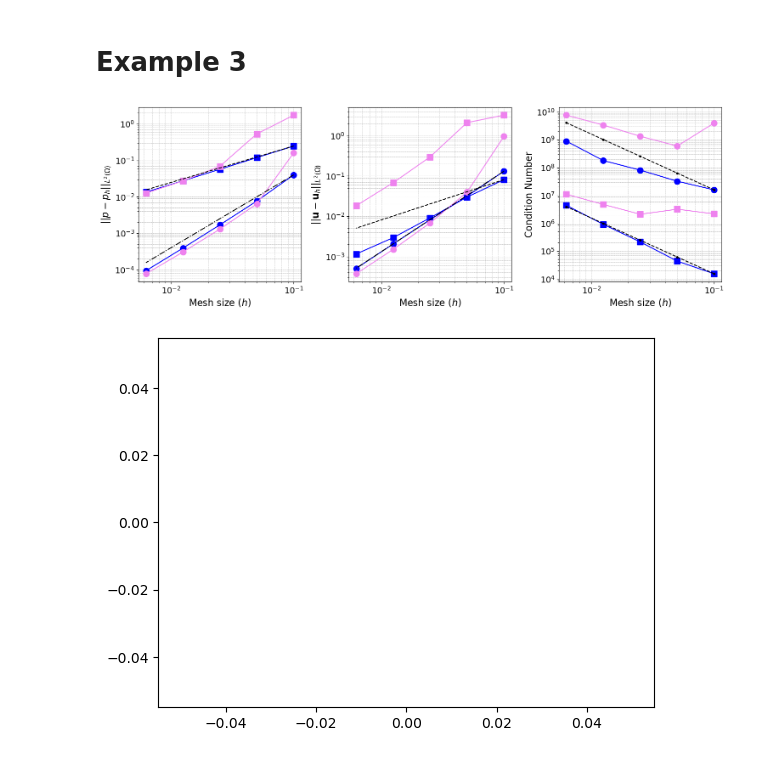
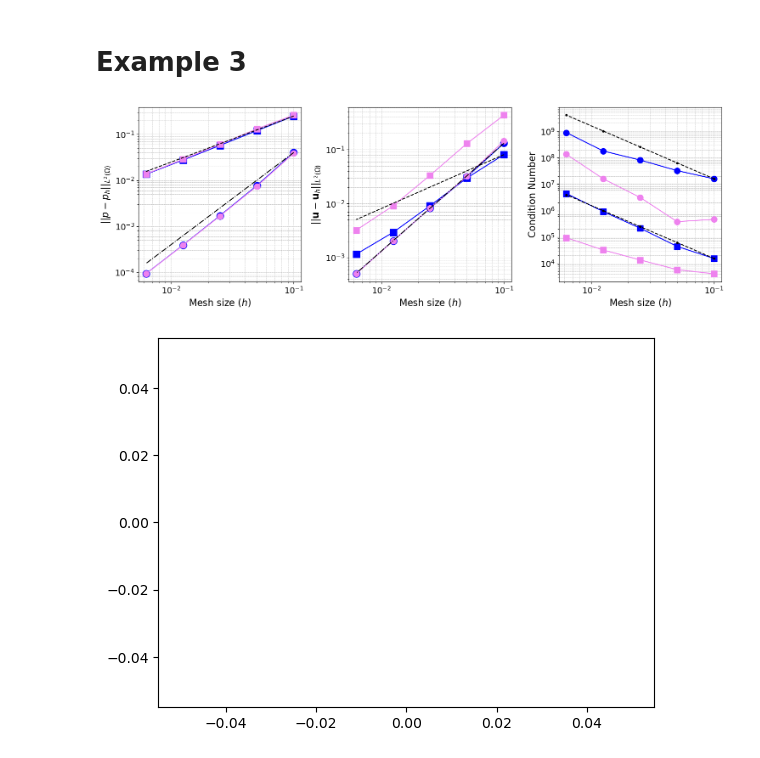
Before and after one commit to tensorFan/CutFEM-fork, a Jupyter notebook: cpp/mainFiles/plotting.ipynb, the cells around one changed output. Drawn from its saved outputs; the diff is of its cells as text; code cells hidden in the pictures.

```diff
--- a/cpp/mainFiles/plotting.ipynb
+++ b/cpp/mainFiles/plotting.ipynb
@@ -743,23 +743,28 @@ cond_nums_set_RT1 = np.array([
 8.83E+08])
 
 err_p_set_NitRT1 = np.array([
-0.161433   ,
-0.00638728 ,
-0.00129575 ,
-0.000304933,
-7.71801e-05])
+0.0387615  ,
+0.00740629 ,
+0.00166698 ,
+0.00038702 ,
+9.33863e-05])
 err_u_set_NitRT1 = np.array([
-0.959322   ,
-0.0395518  ,
-0.00681497 ,
-0.00149954 ,
-0.000371945])
+0.145766   ,
+0.0321352  ,
+0.00823902 ,
+0.00203103 ,
+0.000500535])
 cond_nums_set_NitRT1 = np.array([
-3.952797e+09,
-5.911261e+08,
-1.325473e+09,
-3.353338e+09,
-7.595145e+09])
+4.66E+05,
+3.80E+05,
+3.11E+06,
+1.58E+07,
+1.34E+08])
+# 3.952797e+09,
+# 5.911261e+08,
+# 1.325473e+09,
+# 3.353338e+09,
+# 7.595145e+09])
 
 err_p_set_RT0 = np.array([
 0.248023 ,
@@ -781,23 +786,23 @@ cond_nums_set_RT0 = np.array([
 4.41E+06])
 
 err_p_set_NitRT0 = np.array([
-1.74437  ,
-0.532988 ,
-0.0688646,
-0.02731  ,
-0.0126493])
+0.259545 ,
+0.130985 ,
+0.0603671,
+0.0284226,
+0.0137278])
 err_u_set_NitRT0 = np.array([
-3.24344   ,
-2.1133    ,
-0.297407  ,
-0.0678913 ,
-0.0182167 ])
+0.435199  ,
+0.130138  ,
+0.0333535 ,
+0.00909142,
+0.00322175])
 cond_nums_set_NitRT0 = np.array([
-2.187157e+06,
-3.198227e+06,
-2.111475e+06,
-4.736240e+06,
-1.103079e+07])
+4.07E+03,
+5.81E+03,
+1.36E+04,
+3.22E+04,
+9.38E+04])
 
 # Constants for reference lines
 C_h2_set_RT1 = err_p_set_RT1[0] / h[0]**2
@@ -821,8 +826,8 @@ fig, axs = plt.subplots(1, 3, figsize=(15, 5))
 mksize = 10
 
 # Plot for error in p
-axs[0].loglog(h, err_p_set_RT1, 'o-', color='blue', label='$\\mathbf{RT}_1$', markersize=mksize)
-axs[0].loglog(h, err_p_set_RT0, 's-', color='blue', label='$\\mathbf{RT}_0$', markersize=mksize)
+axs[0].loglog(h, err_p_set_RT1, 'o-', color='blue', label='$\\mathbf{RT}_1$', markersize=1.2*mksize)
+axs[0].loglog(h, err_p_set_RT0, 's-', color='blue', label='$\\mathbf{RT}_0$', markersize=1.2*mksize)
 axs[0].loglog(h, err_p_set_NitRT1, 'o-', color='violet', label='$\\mathbf{RT}_1$ Nitsche', markersize=mksize)
 axs[0].loglog(h, err_p_set_NitRT0, 's-', color='violet', label='$\\mathbf{RT}_0$ Nitsche', markersize=mksize)
 axs[0].loglog(h, ref_line_h2_set_RT1, 'k-.', label='$O(h^2)$')
@@ -833,40 +838,40 @@ axs[0].grid(True, which="both", linestyle='--', linewidth=0.5)
 axs[0].tick_params(axis='both', labelsize=14)
 
 # Plot for error in u
-axs[1].loglog(h, err_u_set_RT1, 'o-', color='blue', markersize=mksize)
-axs[1].loglog(h, err_u_set_RT0, 's-', color='blue', markersize=mksize)
+axs[1].loglog(h, err_u_set_RT1, 'o-', color='blue', markersize=1.2*mksize)
+axs[1].loglog(h, err_u_set_RT0, 's-', color='blue', markersize=1.2*mksize)
 axs[1].loglog(h, err_u_set_NitRT1, 'o-', color='violet', markersize=mksize)
 axs[1].loglog(h, err_u_set_NitRT0, 's-', color='violet', markersize=mksize)
 axs[1].loglog(h, ref_line_h2_set_RT0, 'k-.')
 axs[1].loglog(h, ref_line_h_u, 'k--')
 axs[1].set_xlabel('Mesh size ($h$)', fontsize=16)
 axs[1].set_ylabel('$||\\mathbf{u}-\\mathbf{u}_h||_{L^2(\\Omega)}$', fontsize=16)
 axs[1].grid(True, which="both", linestyle='--', linewidth=0.5)
 axs[1].tick_params(axis='both', labelsize=14)
 
 # Plot for condition numbers
 axs[2].loglog(h, cond_nums_set_RT1, 'o-', color='blue', label='$\\mathbf{RT}_1$', markersize=mksize)
 axs[2].loglog(h, cond_nums_set_RT0, 's-', color='blue', label='$\\mathbf{RT}_0$', markersize=mksize)
 axs[2].loglog(h, cond_nums_set_NitRT1, 'o-', color='violet', label='$\\mathbf{RT}_1$ Nitsche', markersize=mksize)
 axs[2].loglog(h, cond_nums_set_NitRT0, 's-', color='violet', label='$\\mathbf{RT}_0$ Nitsche', markersize=mksize)
 axs[2].loglog(h, ref_line_h_inv_2_set_RT1, 'k--.', label='$O(h^{-2})$ (set 1)')
 axs[2].loglog(h, ref_line_h_inv_2_set_RT0, 'k--.', label='$O(h^{-2})$ (set 2)')
 axs[2].set_xlabel('Mesh size ($h$)', fontsize=16)
 axs[2].set_ylabel('Condition Number', fontsize=16)
 axs[2].grid(True, which="both", linestyle='--', linewidth=0.5)
 axs[2].tick_params(axis='both', labelsize=14)
 
 # Adjusting layout
 plt.tight_layout()
 plt.subplots_adjust(bottom=0.15)
 
 # Show the plots
 # plt.show()
 
 # Saving the plots to a PDF file
 plt.savefig("/home/darth/Dropbox/KTH/ConservationCutFEM_Darcy/article_fictitious_domain/3field_symmetric_version/figure/example3/convergence_all.pdf", format='pdf')
 # %% [output]
-[figure, old version]
+[figure, new version]
 # %%
 # Legend
 
```
Also changed, not shown: parts of 3 cells of this notebook, 6 other files.
